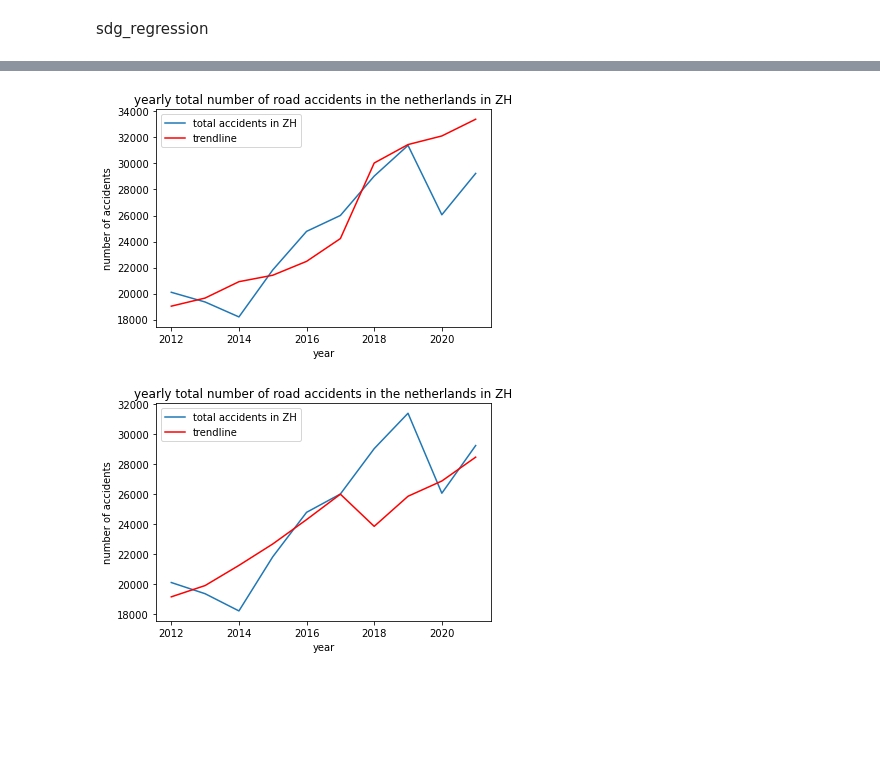
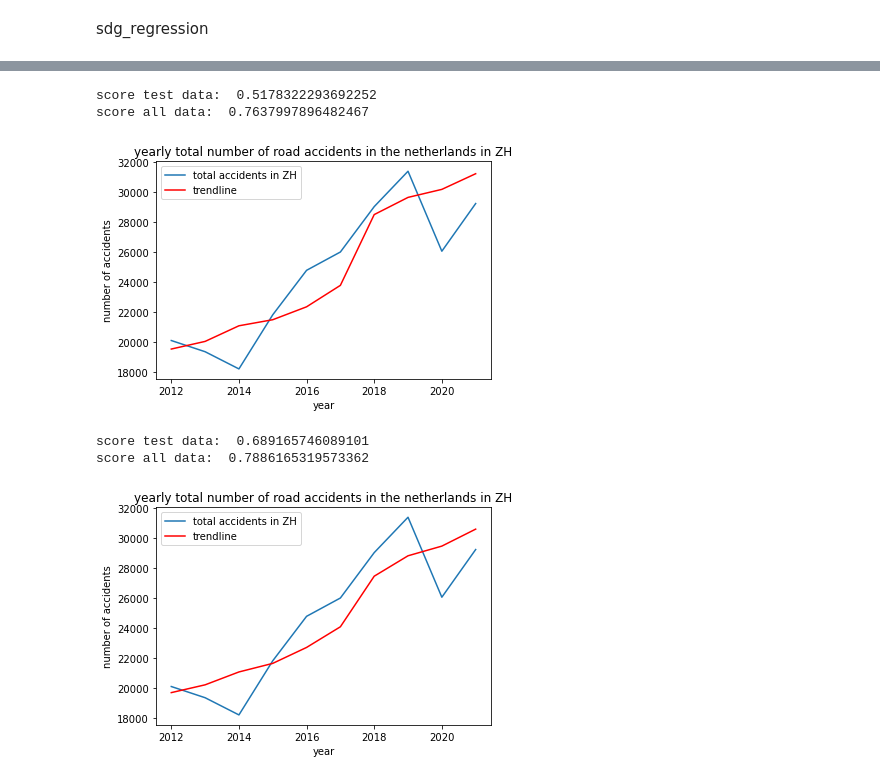
Before and after one commit to stefan1234567891011/AI_personal_project, a Jupyter notebook: code/data.ipynb, the cells around one changed output, grey strips where cells are left out. Cells and saved outputs as stored; diff of their text form; code cells hidden in the pictures; blank space fills up the shorter version.

```diff
--- a/code/data.ipynb
+++ b/code/data.ipynb
@@ -2151,37 +2261,43 @@ plt.show()
 # %%
 target_province = "ZH"
 df_target = df_pop_n_acc_2[df_pop_n_acc_2["PROVINCE"] == target_province]
 df_target = df_target.drop(["Regio's (naam)", "PROVINCE"], axis=1)
 # df_target
 years = df_pop_n_acc_2["Perioden (jaar)"].unique()
 
 target_features = df_target[[
     "Bevolking|Bevolkingssamenstelling op 1 januari|Stedelijkheidsklasse|Matig stedelijk (aantal)", #2
     "Bevolking|Bevolkingssamenstelling op 1 januari|Bevolkingsdichtheid (aantal inwoners per km²)" #2
 ]]
 
 y = df_target["N_ACCIDENTS"].values
 x = target_features
 
 x_train, x_test, y_train, y_test = train_test_split(x, y, test_size=0.4, train_size=0.6)
 
 Linear_regression = Ridge()
 Linear_regression.fit(x_train, y_train)
+
+predicted_n_accidents = Linear_regression.predict(x_test)
+score_test = r2_score(y_test, predicted_n_accidents)
+
 predicted_n_accidents = Linear_regression.predict(x)
-
-r2_score(y, predicted_n_accidents)
-
+score_tot = r2_score(y, predicted_n_accidents)
+print("score test data: ", score_test)
+print("score all data: ", score_tot)
 
 plt.title("yearly total number of road accidents in the netherlands in " + target_province)
 plt.xlabel("year")
 plt.ylabel("number of accidents")
 
 plt.plot(years, y, label="total accidents in " + target_province)
 plt.plot(years, predicted_n_accidents, color="red", label="trendline")
 plt.legend()
 plt.show()
 # %% [output]
+score test data:  0.5178322293692252
+score all data:  0.7637997896482467
-[figure, old version]
+[figure, new version]
 # %%
 target_province = "ZH"
 df_target = df_pop_n_acc_2[df_pop_n_acc_2["PROVINCE"] == target_province]
@@ -2201,10 +2317,14 @@ x_train, x_test, y_train, y_test = train_test_split(x, y, test_size=0.4, train_s
 
 Linear_regression = Ridge()
 Linear_regression.fit(x_train, y_train)
+
+predicted_n_accidents = Linear_regression.predict(x_test)
+score_test = r2_score(y_test, predicted_n_accidents)
+
 predicted_n_accidents = Linear_regression.predict(x)
-
-r2_score(y, predicted_n_accidents)
-
+score_tot = r2_score(y, predicted_n_accidents)
+print("score test data: ", score_test)
+print("score all data: ", score_tot)
 
 plt.title("yearly total number of road accidents in the netherlands in " + target_province)
 plt.xlabel("year")
@@ -2215,4 +2335,6 @@ plt.plot(years, predicted_n_accidents, color="red", label="trendline")
 plt.legend()
 plt.show()
 # %% [output]
+score test data:  0.689165746089101
+score all data:  0.7886165319573362
-[figure, old version]
+[figure, new version]
```
Also changed, not shown: parts of 22 cells of this notebook, 1 other file.
